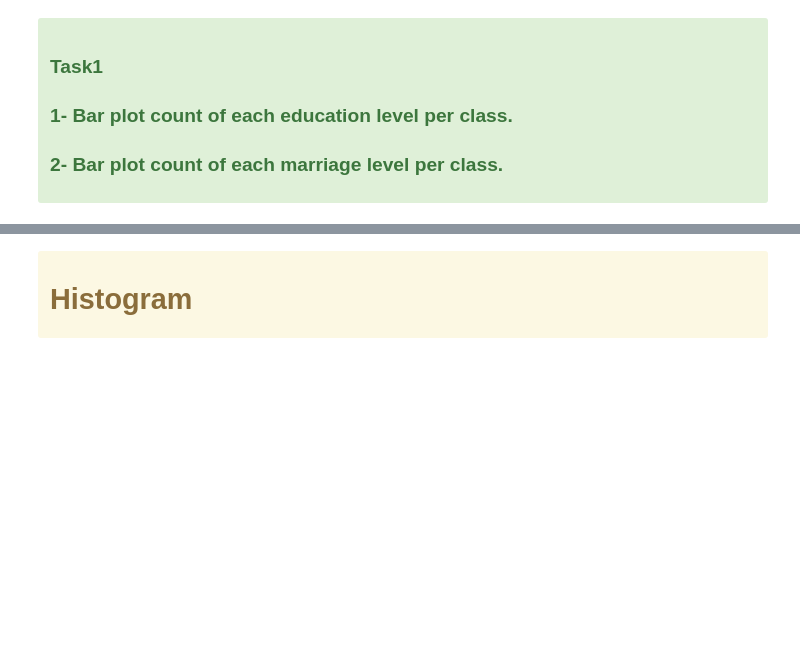
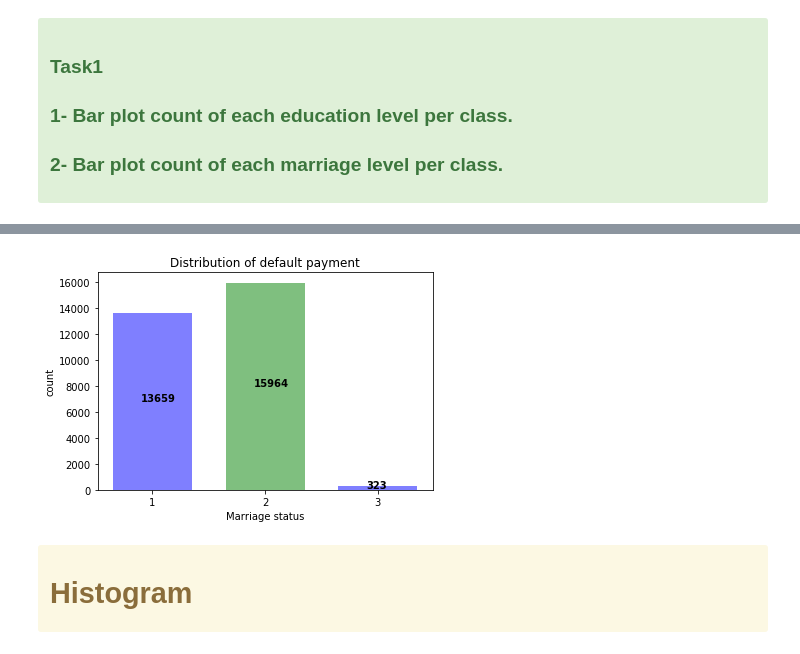
Before and after one commit to felrock/datamining, a Jupyter notebook: lab/lab1.ipynb, the cells around one changed output, grey strips where cells are left out. Cells and saved outputs as stored; diff of their text form; code cells hidden in the pictures; blank space fills up the shorter version.

```diff
--- a/lab/lab1.ipynb
+++ b/lab/lab1.ipynb
@@ -111,3 +121,19 @@ ax = sns.countplot(x='sex',hue='default',data=data)
+# %%
+g_marriage = data.groupby('marriage').size().reset_index()
+g_marriage.columns = ['marriage','count']
+g_marriage['marriage'] = g_marriage['marriage'][1:4]
+
+fig , ax = plt.subplots()
+ax.bar(g_marriage['marriage'],g_marriage['count'],width=0.7,color=['g','b'],alpha=0.5)
+ax.set_title('Distribution of default payment')
+ax.set_xticks([1,2,3])
+ax.set_xlabel('Marriage status')
+ax.set_ylabel('count')
+for i, v in enumerate(g_marriage['count']):
+    if i > 0:
+        ax.text( i-0.1, v/2, str(v), color='black', fontweight='bold')
+# %% [output]
+[figure, added]
 # %% [markdown]
 <div class='alert alert-block alert-warning' style='font-size:150%'>
 
```
Also changed, not shown: parts of 13 cells of this notebook.
